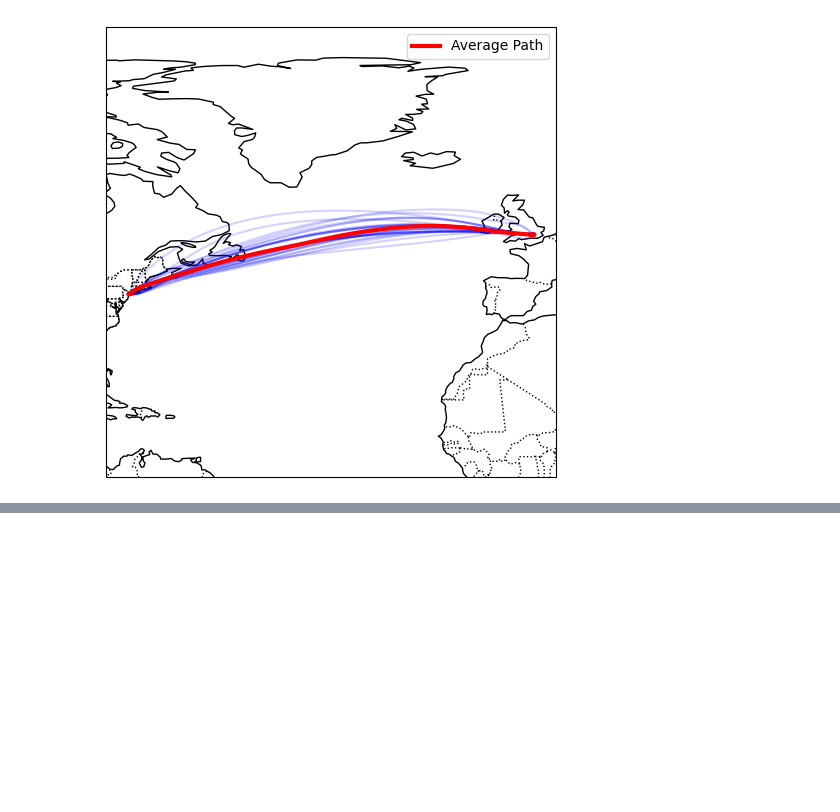
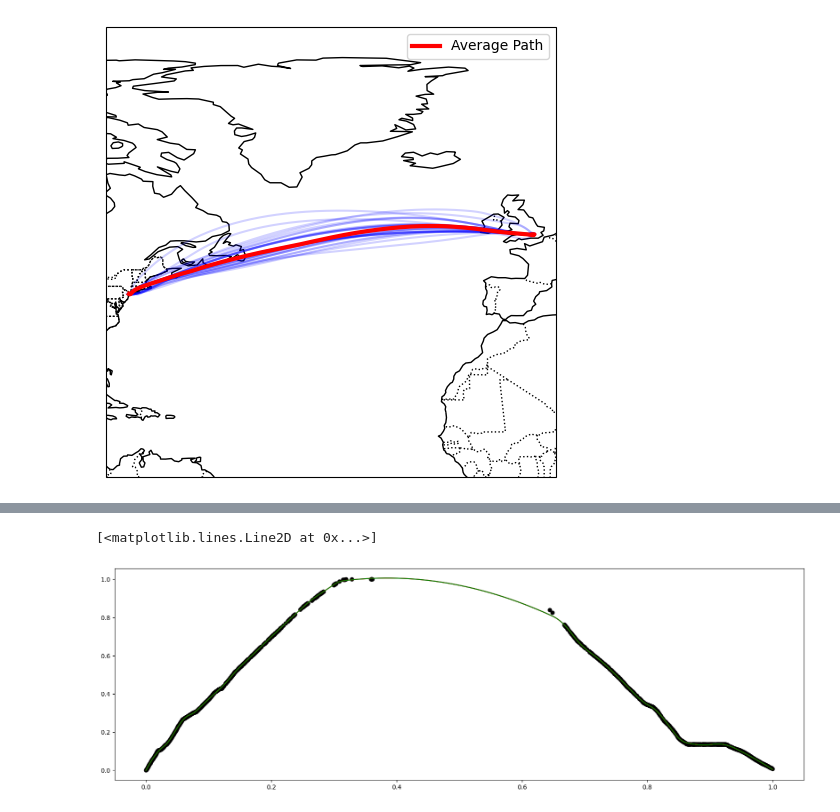
Before and after one commit to Flight-Path-Analysis/FlightPathAnalysis, a Jupyter notebook: prototyping/prototyping.ipynb, the cells around one changed output, grey strips where cells are left out. Saved outputs shown, nothing was run; the diff lists cells and outputs as text; code cells hidden in the pictures; blank space fills up the shorter version.

Commit message:
Added degrees options to help with weird artifacts in spline cpression

```diff
--- a/prototyping/prototyping.ipynb
+++ b/prototyping/prototyping.ipynb
@@ -493,0 +491,41 @@ fig.tight_layout()
+# %%
+from scipy.interpolate import UnivariateSpline, BSpline
+import numpy as np
+import matplotlib.pyplot as plt
+import pandas as pd
+def newknots(knots, k):
+    """
+    Adjust the knots for the boundary of order k.
+
+    Parameters:
+    - knots (list): List of original knots.
+    - k (int): Boundary order.
+
+    Returns:
+    - list: Adjusted knots list.
+    """
+    return [knots[0]] * k + list(knots) + [knots[-1]] * k
+
+
+df = pd.read_csv('../data/example/flight/state_vectors_example.csv', index_col = 0)
+df['time'] = (df['time'] - min(df['time']))/((max(df['time']) - min(df['time'])))
+df['baroaltitude'] = (df['baroaltitude'] - min(df['baroaltitude']))/((max(df['baroaltitude']) - min(df['baroaltitude'])))
+
+k = 2
+spline = UnivariateSpline(df['time'], df['baroaltitude'], s = 0.01, k = k)
+knots = spline.get_knots()
+coeffs = spline.get_coeffs()
+
+xs = np.linspace(0, 1, num=1000)
+ys = spline(xs)
+forscipyknots = newknots(knots, k)
+spline_2 = BSpline(forscipyknots, coeffs, k)
+ys_2 = spline_2(xs)
+fig, ax = plt.subplots(figsize = [20, 10/1.62])
+
+ax.scatter(df['time'], df['baroaltitude'], color = 'k')
+ax.plot(xs, ys, color = 'red')
+ax.plot(xs, ys_2, color = 'green')
+# %% [output]
+[<matplotlib.lines.Line2D at 0x...>]
+[figure, added]
```
Also changed, not shown: parts of 3 cells of this notebook, 2 other files.
